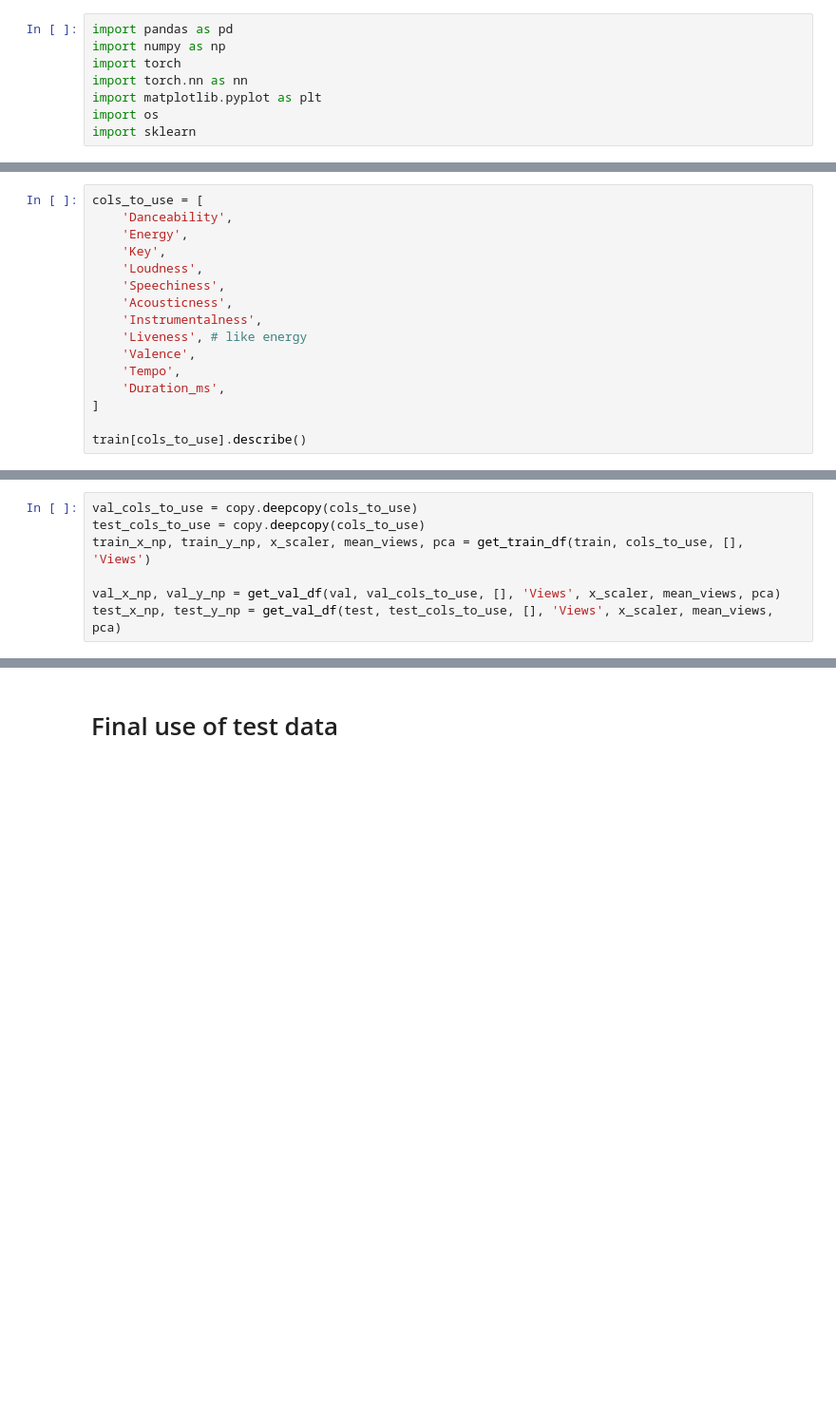
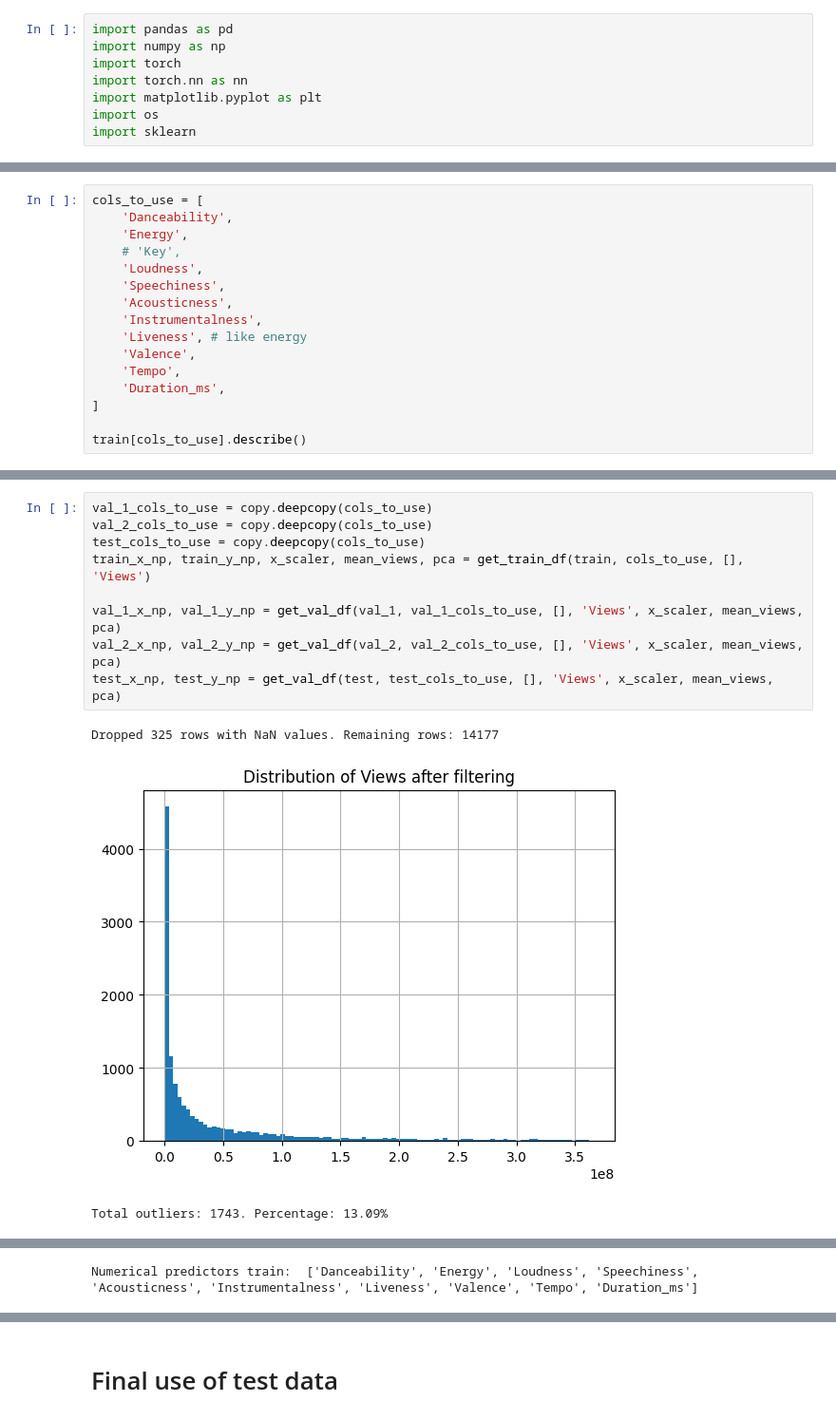
Before and after one commit to abhayma1000/DS-MA4635Final, a Jupyter notebook: model.ipynb, the cells around one changed output, grey strips where cells are left out. Shown at 95% size. Drawn from its saved outputs; the diff is of its cells as text; blank space fills up the shorter version.

```diff
--- a/model.ipynb
+++ b/model.ipynb
@@ -210,7 +215,7 @@ def get_val_df(df: pd.DataFrame, numerical_predictors: list, categorical_predict
 cols_to_use = [
     'Danceability',
     'Energy',
-    'Key',
+    # 'Key',
     'Loudness',
     'Speechiness',
     'Acousticness',
@@ -225,7 +240,13 @@ train[cols_to_use].describe()
 # %%
-val_cols_to_use = copy.deepcopy(cols_to_use)
+val_1_cols_to_use = copy.deepcopy(cols_to_use)
+val_2_cols_to_use = copy.deepcopy(cols_to_use)
 test_cols_to_use = copy.deepcopy(cols_to_use)
 train_x_np, train_y_np, x_scaler, mean_views, pca = get_train_df(train, cols_to_use, [], 'Views')
 
-val_x_np, val_y_np = get_val_df(val, val_cols_to_use, [], 'Views', x_scaler, mean_views, pca)
+val_1_x_np, val_1_y_np = get_val_df(val_1, val_1_cols_to_use, [], 'Views', x_scaler, mean_views, pca)
+val_2_x_np, val_2_y_np = get_val_df(val_2, val_2_cols_to_use, [], 'Views', x_scaler, mean_views, pca)
 test_x_np, test_y_np = get_val_df(test, test_cols_to_use, [], 'Views', x_scaler, mean_views, pca)
+# %% [output]
+Dropped 325 rows with NaN values. Remaining rows: 14177
+[figure, added]
+Total outliers: 1743. Percentage: 13.09%
@@ -231,0 +254 @@ test_x_np, test_y_np = get_val_df(test, test_cols_to_use, [], 'Views', x_scaler,
+Numerical predictors train:  ['Danceability', 'Energy', 'Loudness', 'Speechiness', 'Acousticness', 'Instrumentalness', 'Liveness', 'Valence', 'Tempo', 'Duration_ms']
```
Also changed, not shown: parts of 17 cells of this notebook, 1 other file.
